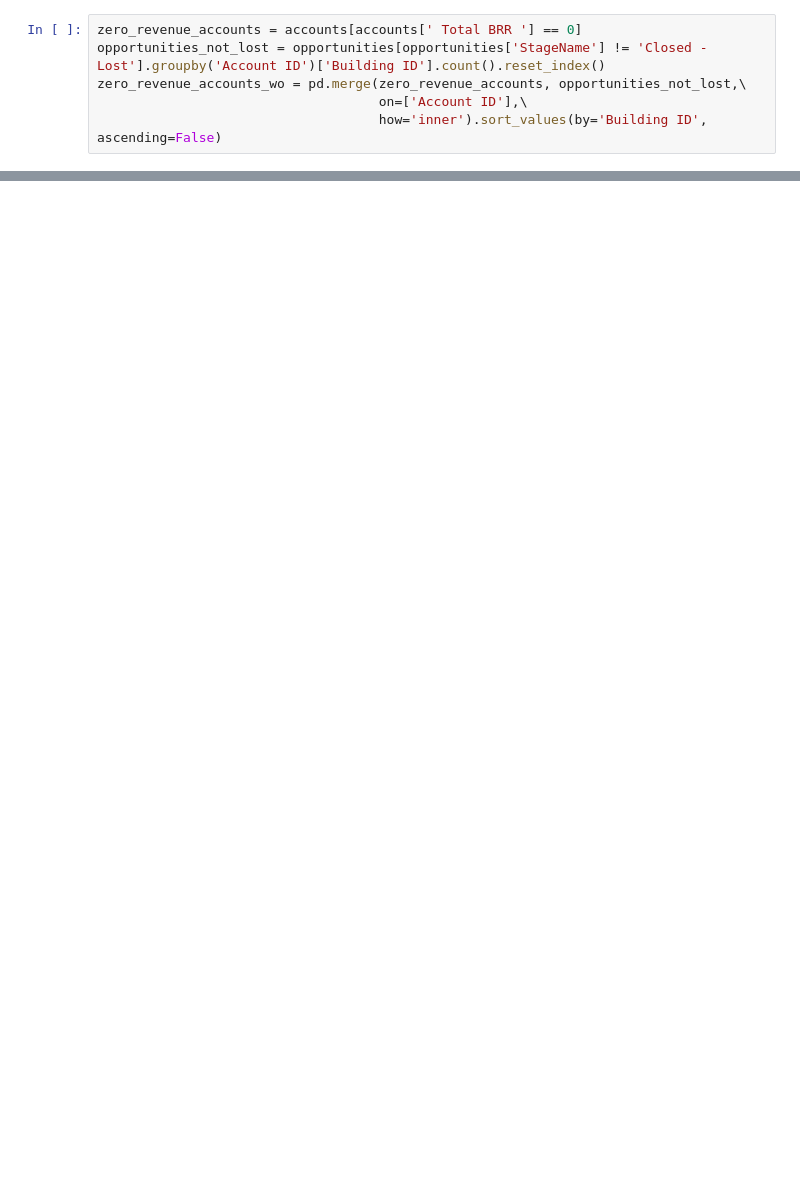
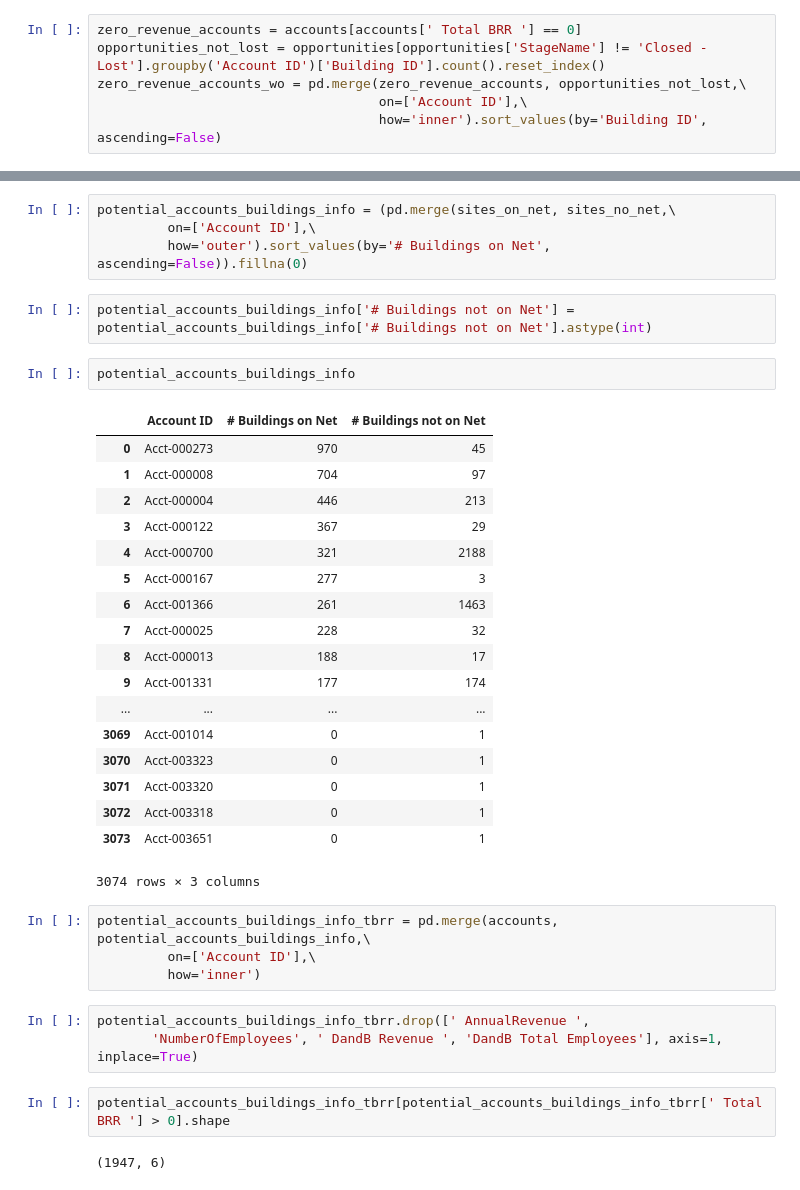
Before and after one commit to INFO-4602-5602/project1-swashbucklers, a Jupyter notebook: data-exploration.ipynb, the cells around one changed output, grey strips where cells are left out. Cells and saved outputs as stored; diff of their text form; blank space fills up the shorter version.

```diff
--- a/data-exploration.ipynb
+++ b/data-exploration.ipynb
@@ -54,0 +169,38 @@ zero_revenue_accounts_wo = pd.merge(zero_revenue_accounts, opportunities_not_los
+# %%
+potential_accounts_buildings_info = (pd.merge(sites_on_net, sites_no_net,\
+         on=['Account ID'],\
+         how='outer').sort_values(by='# Buildings on Net', ascending=False)).fillna(0)
+# %%
+potential_accounts_buildings_info['# Buildings not on Net'] = potential_accounts_buildings_info['# Buildings not on Net'].astype(int)
+# %%
+potential_accounts_buildings_info
+# %% [output]
+|  | Account ID | # Buildings on Net | # Buildings not on Net |
+| 0 | Acct-000273 | 970 | 45 |
+| 1 | Acct-000008 | 704 | 97 |
+| 2 | Acct-000004 | 446 | 213 |
+| 3 | Acct-000122 | 367 | 29 |
+| 4 | Acct-000700 | 321 | 2188 |
+| 5 | Acct-000167 | 277 | 3 |
+| 6 | Acct-001366 | 261 | 1463 |
+| 7 | Acct-000025 | 228 | 32 |
+| 8 | Acct-000013 | 188 | 17 |
+| 9 | Acct-001331 | 177 | 174 |
+| ... | ... | ... | ... |
+| 3069 | Acct-001014 | 0 | 1 |
+| 3070 | Acct-003323 | 0 | 1 |
+| 3071 | Acct-003320 | 0 | 1 |
+| 3072 | Acct-003318 | 0 | 1 |
+| 3073 | Acct-003651 | 0 | 1 |
+3074 rows × 3 columns
+# %%
+potential_accounts_buildings_info_tbrr = pd.merge(accounts, potential_accounts_buildings_info,\
+         on=['Account ID'],\
+         how='inner')
+# %%
+potential_accounts_buildings_info_tbrr.drop([' AnnualRevenue ',
+       'NumberOfEmployees', ' DandB Revenue ', 'DandB Total Employees'], axis=1, inplace=True)
+# %%
+potential_accounts_buildings_info_tbrr[potential_accounts_buildings_info_tbrr[' Total BRR '] > 0].shape
+# %% [output]
+(1947, 6)
```
Also changed, not shown: parts of 26 cells of this notebook, 6 other files.
